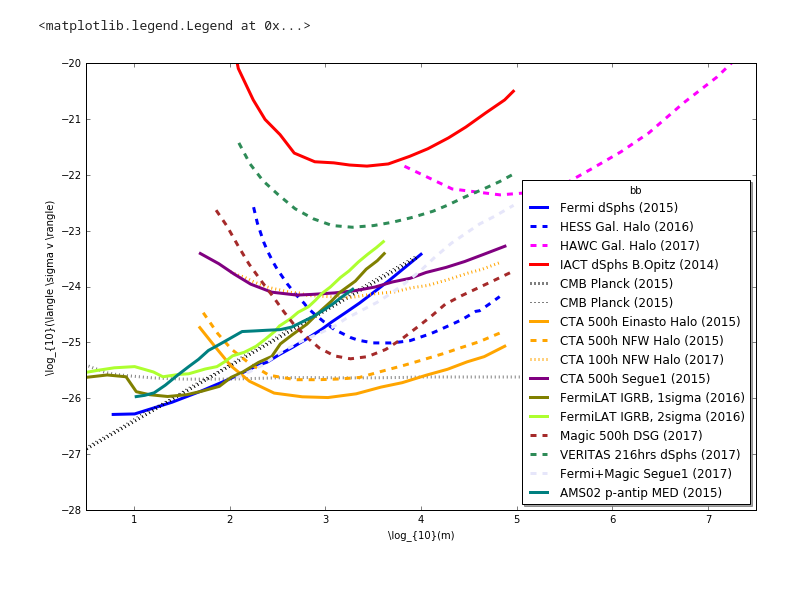
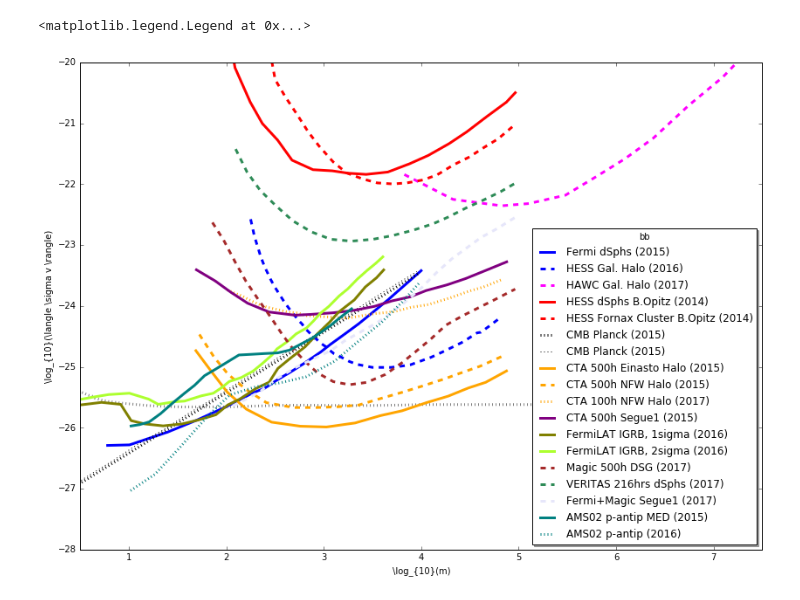
Before and after one commit to dieterhorns/plot_idm, a Jupyter notebook: plot_idm_limits.ipynb, the cells around one changed output. Drawn from its saved outputs; the diff is of its cells as text; code cells hidden in the pictures.

Commit message:
add HESS Fornax Cluster B.Optiz add AMS02 p-antip 2016

```diff
--- a/plot_idm_limits.ipynb
+++ b/plot_idm_limits.ipynb
@@ -440,5 +485,5 @@ CTA2017_nfw=np.array(
 # %%
-plt.figure(figsize=(12,8))
+plt.figure(figsize=(14,10))
 plt.axis([0.5,7.5,-28,-20])
 
 plt.xlabel(r'\log_{10}(m)')
@@ -451,33 +496,35 @@ plt.plot(hess2016[:,0],hess2016[:,1],color='blue',linestyle='--',linewidth=3,lab
 
 plt.plot(hawc2017[:,0],hawc2017[:,1],color='magenta',linestyle='--',linewidth=3,label="HAWC Gal. Halo (2017)")
 
-plt.plot(Optiz2014[:,0],Optiz2014[:,1],color='red',linestyle='-',linewidth=3,label="IACT dSphs B.Opitz (2014)")
+plt.plot(Optiz2014[:,0],Optiz2014[:,1],color='red',linestyle='-',linewidth=3,label="HESS dSphs B.Opitz (2014)")
+plt.plot(HESS_fornax[:,0],HESS_fornax[:,1],color='red',linestyle='--',linewidth=3,label="HESS Fornax Cluster B.Opitz (2014)")
 
 plt.plot(CMB_planck2015[:,0],CMB_planck2015[:,1],color='black',linestyle=':',linewidth=3,label="CMB Planck (2015)")
 
 plt.plot(CMB_planck2015_ic[:,0]-1.,CMB_planck2015_ic[:,1],color='black',linestyle=':',linewidth=1,label="CMB Planck (2015)")
 
 plt.plot(CTA_halo_Einasto[:,0],CTA_halo_Einasto[:,1],color='orange',linestyle='-',linewidth=3,label="CTA 500h Einasto Halo (2015)")
 
 plt.plot(CTA_halo_NFW[:,0],CTA_halo_NFW[:,1],color='orange',linestyle='--',linewidth=3,label="CTA 500h NFW Halo (2015)")
 
 plt.plot(CTA2017_nfw[:,0],CTA2017_nfw[:,1],color='orange',linestyle=':',linewidth=3,label="CTA 100h NFW Halo (2017)")
 
 
 plt.plot(CTA_Segue1[:,0],CTA_Segue1[:,1],color='purple',linestyle='-',linewidth=3,label="CTA 500h Segue1 (2015)")
 
 plt.plot(Fermi_IGRB_1[:,0]-1,Fermi_IGRB_1[:,1],color='olive',linestyle='-',linewidth=3,label="FermiLAT IGRB, 1sigma (2016)")
 plt.plot(Fermi_IGRB_2[:,0]-1,Fermi_IGRB_2[:,1],color='greenyellow',linestyle='-',linewidth=3,label="FermiLAT IGRB, 2sigma (2016)")
 
 plt.plot(Magic_500[:,0],Magic_500[:,1],color='brown',linestyle='--',linewidth=3,label="Magic 500h DSG (2017)")
 
 plt.plot(Veritas_216[:,0],Veritas_216[:,1],color='seagreen',linestyle='--',linewidth=3,label="VERITAS 216hrs dSphs (2017)")
 
 plt.plot(Fermi_Magic_Segue1 [:,0],Fermi_Magic_Segue1 [:,1],color='lavender',linestyle='--',linewidth=3,label="Fermi+Magic Segue1 (2017)")
 
 plt.plot(AMS02_2015[:,0],AMS02_2015[:,1],color='teal',linestyle='-',linewidth=3,label="AMS02 p-antip MED (2015)")
+plt.plot(AMS02_2016[:,0],AMS02_2016[:,1],color='teal',linestyle=':',linewidth=3,label="AMS02 p-antip (2016)")
 
 plt.legend(loc="lower right",title="bb",shadow=True)
 # %% [output]
 <matplotlib.legend.Legend at 0x...>
-[figure, old version]
+[figure, new version]
```
Also changed, not shown: parts of 1 cell of this notebook.
